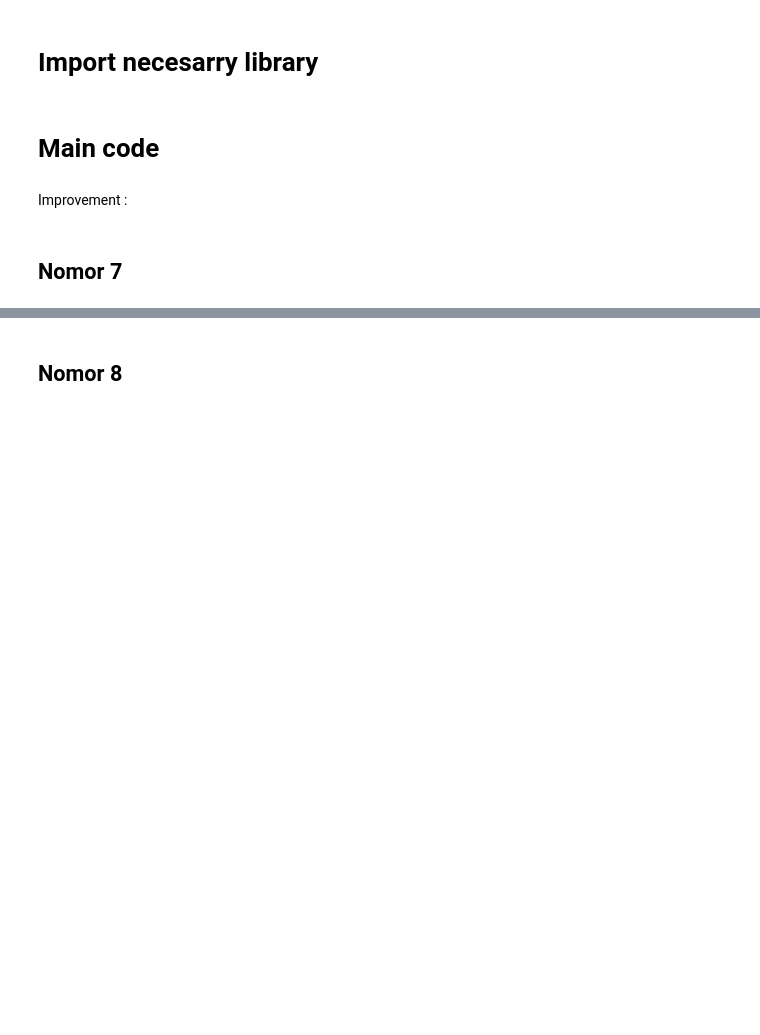
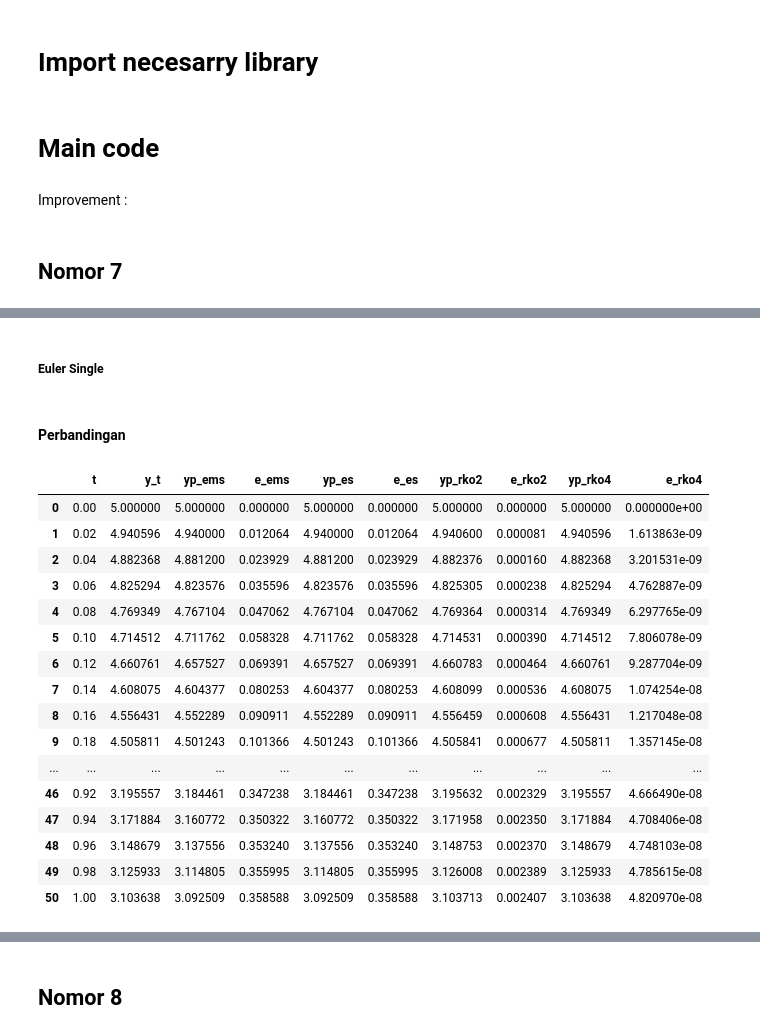
Before and after one commit to RendiZein/Metode-Rekayasa-Komputasi, a Jupyter notebook: RK_Method.ipynb, the cells around one changed output, grey strips where cells are left out. Cells and saved outputs as stored; diff of their text form; code cells hidden in the pictures; blank space fills up the shorter version.

```diff
--- a/RK_Method.ipynb
+++ b/RK_Method.ipynb
@@ -119,0 +265,2 @@ array([0., 0., 0., 0., 0., 0., 0., 0., 0., 0., 0., 0., 0., 0., 0., 0., 0.,
+# %% [markdown]
+##### Euler Single
@@ -119,0 +288,2 @@ array([0., 0., 0., 0., 0., 0., 0., 0., 0., 0., 0., 0., 0., 0., 0., 0., 0.,
+# %% [markdown]
+#### Perbandingan
@@ -119,0 +295,22 @@ array([0., 0., 0., 0., 0., 0., 0., 0., 0., 0., 0., 0., 0., 0., 0., 0., 0.,
+# %%
+df = pd.DataFrame(list(zip(t, y_t, yp_ems, e_ems, yp_es, e_es, yp_rko2,e_rko2, yp_rko4, e_rko4)),
+              columns =['t', 'y_t','yp_ems','e_ems', 'yp_es','e_es', 'yp_rko2','e_rko2','yp_rko4', 'e_rko4'])
+display(df)
+# %% [output]
+|  | t | y_t | yp_ems | e_ems | yp_es | e_es | yp_rko2 | e_rko2 | yp_rko4 | e_rko4 |
+| 0 | 0.00 | 5.000000 | 5.000000 | 0.000000 | 5.000000 | 0.000000 | 5.000000 | 0.000000 | 5.000000 | 0.000000e+00 |
+| 1 | 0.02 | 4.940596 | 4.940000 | 0.012064 | 4.940000 | 0.012064 | 4.940600 | 0.000081 | 4.940596 | 1.613863e-09 |
+| 2 | 0.04 | 4.882368 | 4.881200 | 0.023929 | 4.881200 | 0.023929 | 4.882376 | 0.000160 | 4.882368 | 3.201531e-09 |
+| 3 | 0.06 | 4.825294 | 4.823576 | 0.035596 | 4.823576 | 0.035596 | 4.825305 | 0.000238 | 4.825294 | 4.762887e-09 |
+| 4 | 0.08 | 4.769349 | 4.767104 | 0.047062 | 4.767104 | 0.047062 | 4.769364 | 0.000314 | 4.769349 | 6.297765e-09 |
+| 5 | 0.10 | 4.714512 | 4.711762 | 0.058328 | 4.711762 | 0.058328 | 4.714531 | 0.000390 | 4.714512 | 7.806078e-09 |
+| 6 | 0.12 | 4.660761 | 4.657527 | 0.069391 | 4.657527 | 0.069391 | 4.660783 | 0.000464 | 4.660761 | 9.287704e-09 |
+| 7 | 0.14 | 4.608075 | 4.604377 | 0.080253 | 4.604377 | 0.080253 | 4.608099 | 0.000536 | 4.608075 | 1.074254e-08 |
+| 8 | 0.16 | 4.556431 | 4.552289 | 0.090911 | 4.552289 | 0.090911 | 4.556459 | 0.000608 | 4.556431 | 1.217048e-08 |
+| 9 | 0.18 | 4.505811 | 4.501243 | 0.101366 | 4.501243 | 0.101366 | 4.505841 | 0.000677 | 4.505811 | 1.357145e-08 |
+| ... | ... | ... | ... | ... | ... | ... | ... | ... | ... | ... |
+| 46 | 0.92 | 3.195557 | 3.184461 | 0.347238 | 3.184461 | 0.347238 | 3.195632 | 0.002329 | 3.195557 | 4.666490e-08 |
+| 47 | 0.94 | 3.171884 | 3.160772 | 0.350322 | 3.160772 | 0.350322 | 3.171958 | 0.002350 | 3.171884 | 4.708406e-08 |
+| 48 | 0.96 | 3.148679 | 3.137556 | 0.353240 | 3.137556 | 0.353240 | 3.148753 | 0.002370 | 3.148679 | 4.748103e-08 |
+| 49 | 0.98 | 3.125933 | 3.114805 | 0.355995 | 3.114805 | 0.355995 | 3.126008 | 0.002389 | 3.125933 | 4.785615e-08 |
+| 50 | 1.00 | 3.103638 | 3.092509 | 0.358588 | 3.092509 | 0.358588 | 3.103713 | 0.002407 | 3.103638 | 4.820970e-08 |
```
Also changed, not shown: parts of 18 cells of this notebook.
